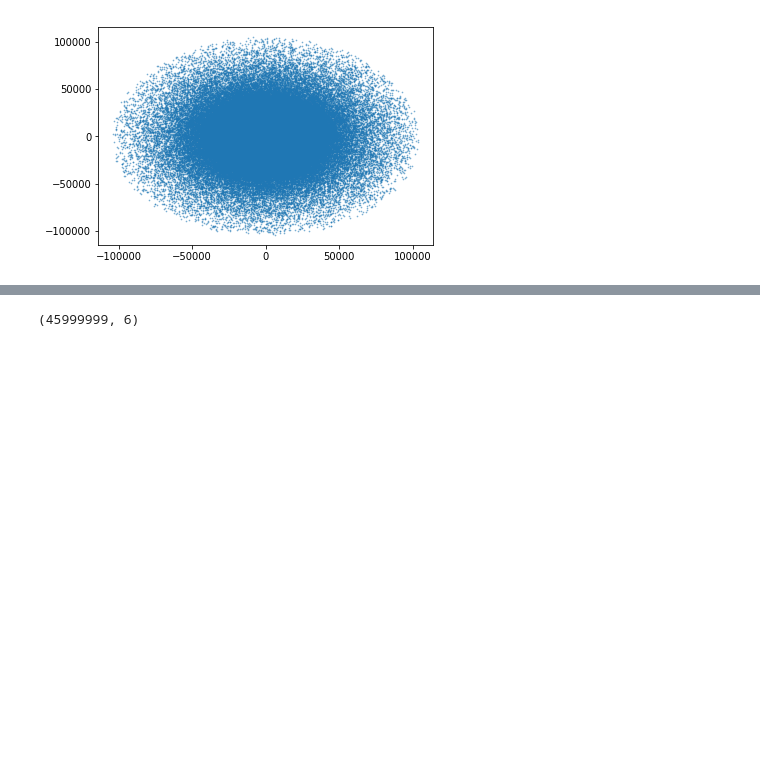
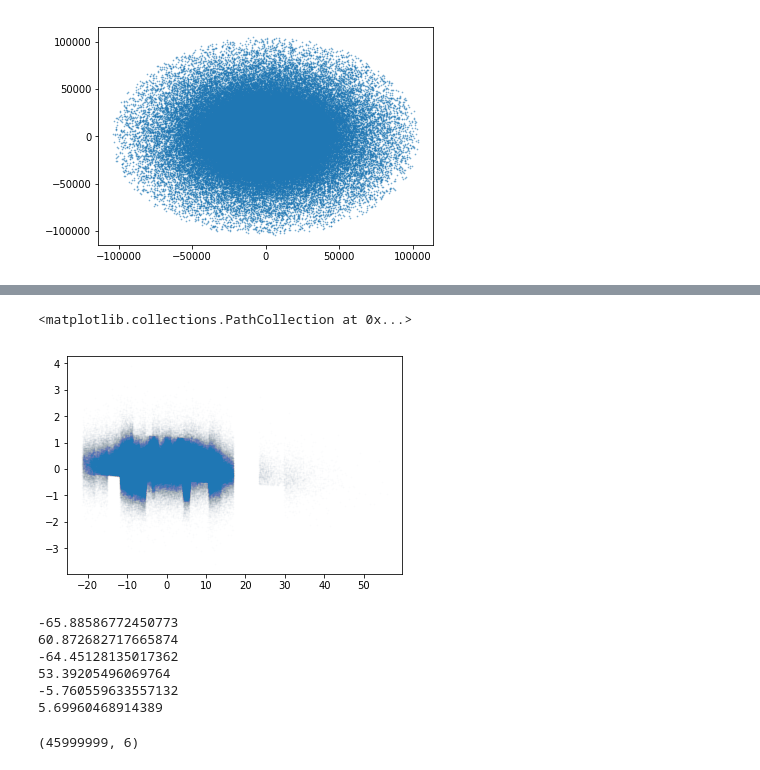
Before and after one commit to DouglasGrion/KathrynFallSemester, a Jupyter notebook: Chervin-Sims.ipynb, the cells around one changed output, grey strips where cells are left out. Cells and saved outputs as stored; diff of their text form; code cells hidden in the pictures; blank space fills up the shorter version.

```diff
--- a/Chervin-Sims.ipynb
+++ b/Chervin-Sims.ipynb
@@ -23,0 +29,21 @@ plt.scatter(ppdm[:,0],ppdm[:,1], s=0.5,alpha=0.5)
+# %%
+plt.scatter(ppdisk[:1000000,0], ppdisk[:1000000,2], s=0.3, alpha=0.01)
+# %% [output]
+<matplotlib.collections.PathCollection at 0x...>
+[figure, added]
+# %%
+print(ppdisk[:,0].min())
+print(ppdisk[:,0].max())
+
+print(ppdisk[:,1].min())
+print(ppdisk[:,1].max())
+
+print(ppdisk[:,2].min())
+print(ppdisk[:,2].max())
+# %% [output]
+-65.88586772450773
+60.872682717665874
+-64.45128135017362
+53.39205496069764
+-5.760559633557132
+5.69960468914389
```
Also changed, not shown: parts of 19 cells of this notebook, 8 other files.
